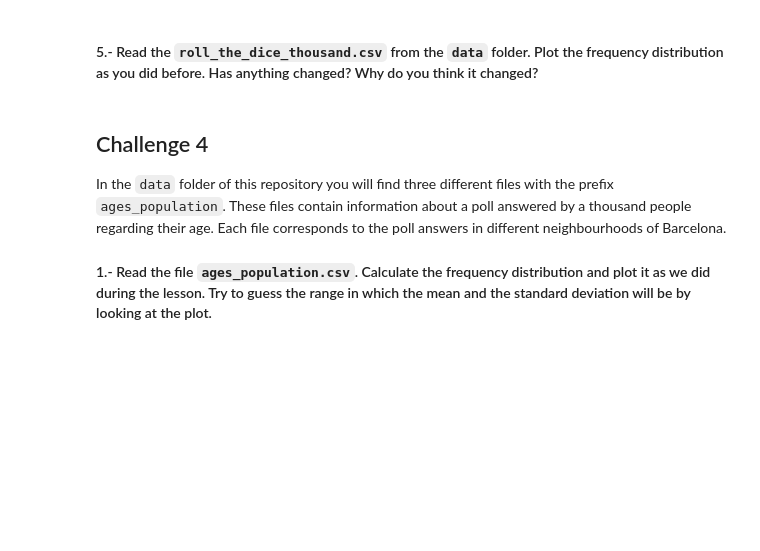
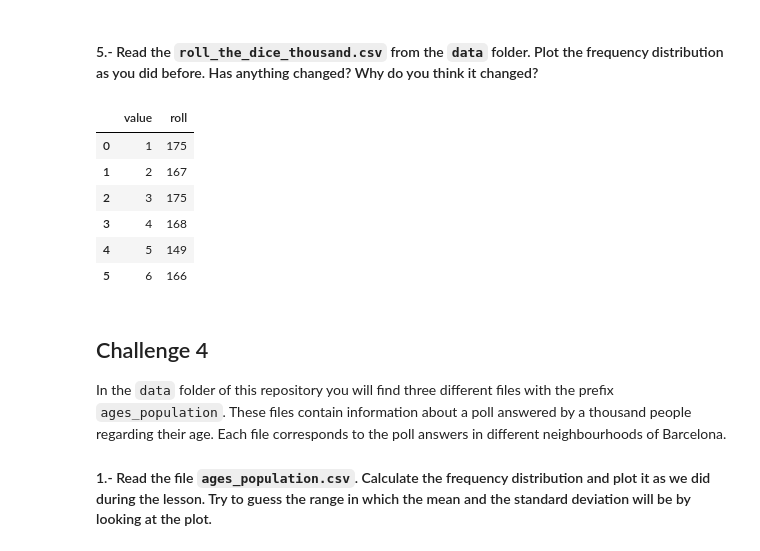
Before and after one commit to kevinthai-ironhack/Kevin_Labs, a Jupyter notebook: Module_2/Lab_4/main.ipynb, the cells around one changed output. Cells and saved outputs as stored; diff of their text form; code cells hidden in the pictures; blank space fills up the shorter version.

```diff
--- a/Module_2/Lab_4/main.ipynb
+++ b/Module_2/Lab_4/main.ipynb
@@ -208,0 +238,14 @@ your comments here
+# %%
+# your code here
+thousand = pd.read_csv("roll_the_dice_thousand.csv")
+thousand.drop(['Unnamed: 0'], axis = 1, inplace = True)
+freq_thousand = thousand.groupby(['value']).count().reset_index()
+freq_thousand
+# %% [output]
+|  | value | roll |
+| 0 | 1 | 175 |
+| 1 | 2 | 167 |
+| 2 | 3 | 175 |
+| 3 | 4 | 168 |
+| 4 | 5 | 149 |
+| 5 | 6 | 166 |
```
Also changed, not shown: parts of 29 cells of this notebook.
